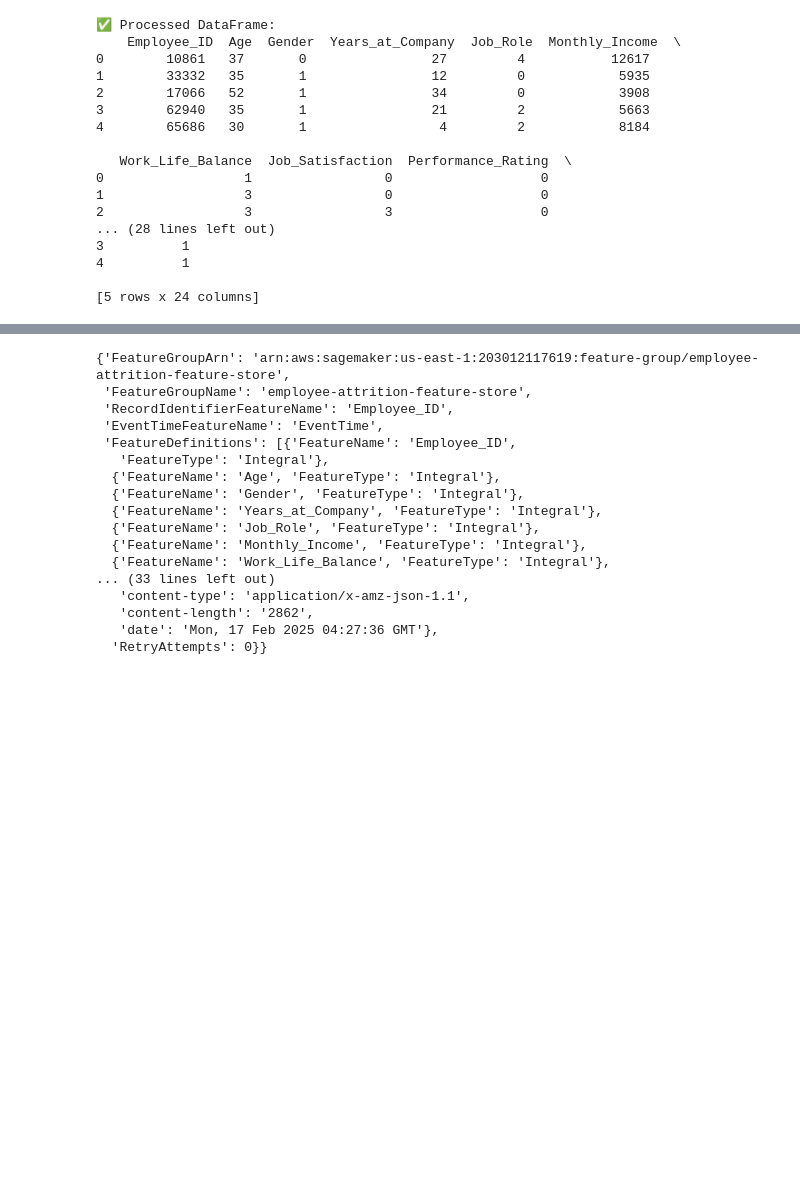
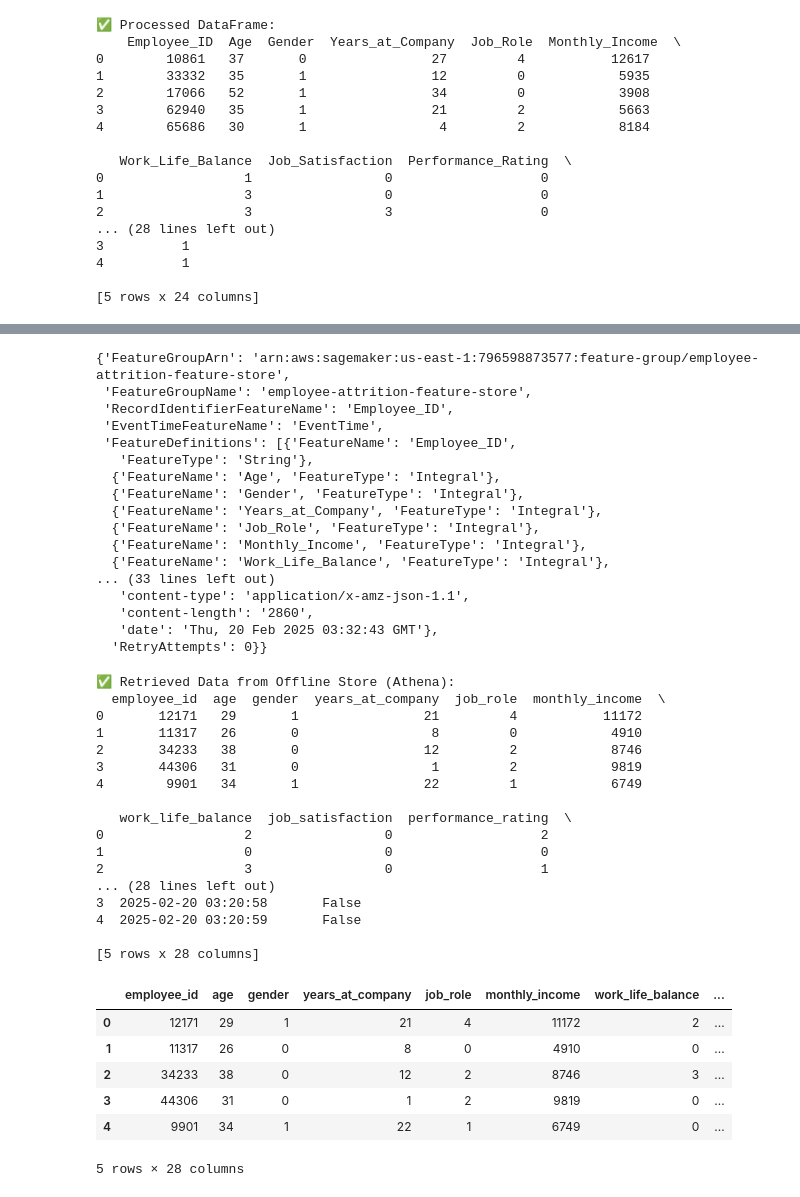
Before and after one commit to arin-deloatch/employee-attrition-predictor, a Jupyter notebook: data-feature-engineering/feature_store_init.ipynb, the cells around one changed output, grey strips where cells are left out. Cells and saved outputs as stored; diff of their text form; code cells hidden in the pictures; blank space fills up the shorter version.

Commit message:
fix: add dynamic table name

```diff
--- a/data-feature-engineering/feature_store_init.ipynb
+++ b/data-feature-engineering/feature_store_init.ipynb
@@ -281,13 +288,15 @@ IngestionManagerPandas(feature_group_name='employee-attrition-feature-store', fe
 # %%
 # Describe the Feature Group to check ingestion status
-feature_group.describe()
+feature_store_info = feature_group.describe()
+
+display(feature_store_info)
 # %% [output]
-{'FeatureGroupArn': 'arn:aws:sagemaker:us-east-1:203012117619:feature-group/employee-attrition-feature-store',
+{'FeatureGroupArn': 'arn:aws:sagemaker:us-east-1:796598873577:feature-group/employee-attrition-feature-store',
  'FeatureGroupName': 'employee-attrition-feature-store',
  'RecordIdentifierFeatureName': 'Employee_ID',
  'EventTimeFeatureName': 'EventTime',
  'FeatureDefinitions': [{'FeatureName': 'Employee_ID',
-   'FeatureType': 'Integral'},
+   'FeatureType': 'String'},
   {'FeatureName': 'Age', 'FeatureType': 'Integral'},
   {'FeatureName': 'Gender', 'FeatureType': 'Integral'},
   {'FeatureName': 'Years_at_Company', 'FeatureType': 'Integral'},
@@ -296,28 +305,53 @@ feature_group.describe()
   {'FeatureName': 'Work_Life_Balance', 'FeatureType': 'Integral'},
 ... (33 lines left out)
    'content-type': 'application/x-amz-json-1.1',
-   'content-length': '2862',
-   'date': 'Mon, 17 Feb 2025 04:27:36 GMT'},
+   'content-length': '2860',
+   'date': 'Thu, 20 Feb 2025 03:32:43 GMT'},
   'RetryAttempts': 0}}
 # %%
 import awswrangler as wr
 
 # Define Athena database and table names
 athena_database = "sagemaker_featurestore"
-athena_table = "employee_attrition_feature_store_1739750199"
+athena_table = feature_store_info['OfflineStoreConfig']['DataCatalogConfig']['TableName']
 
 # Example query: Fetch 5 records from the feature store
 query = f"SELECT * FROM {athena_database}.{athena_table} LIMIT 5"
 
 # Execute Athena query and return results as Pandas DataFrame
 athena_df = wr.athena.read_sql_query(query, database=athena_database)
 
 # Display results
 print("✅ Retrieved Data from Offline Store (Athena):")
 print(athena_df.head())
 
 from IPython.display import display
 display(athena_df)
+# %% [output]
+✅ Retrieved Data from Offline Store (Athena):
+  employee_id  age  gender  years_at_company  job_role  monthly_income  \
+0       12171   29       1                21         4           11172
+1       11317   26       0                 8         0            4910
+2       34233   38       0                12         2            8746
+3       44306   31       0                 1         2            9819
+4        9901   34       1                22         1            6749
+
+   work_life_balance  job_satisfaction  performance_rating  \
+0                  2                 0                   2
+1                  0                 0                   0
+2                  3                 0                   1
+... (28 lines left out)
+3  2025-02-20 03:20:58       False
+4  2025-02-20 03:20:59       False
+
+[5 rows x 28 columns]
+|  | employee_id | age | gender | years_at_company | job_role | monthly_income | work_life_balance | ... |
+| 0 | 12171 | 29 | 1 | 21 | 4 | 11172 | 2 | ... |
+| 1 | 11317 | 26 | 0 | 8 | 0 | 4910 | 0 | ... |
+| 2 | 34233 | 38 | 0 | 12 | 2 | 8746 | 3 | ... |
+| 3 | 44306 | 31 | 0 | 1 | 2 | 9819 | 0 | ... |
+| 4 | 9901 | 34 | 1 | 22 | 1 | 6749 | 0 | ... |
+5 rows × 28 columns
 # %%
 %%javascript
 
```
Also changed, not shown: parts of 6 cells of this notebook, 1 other file.
